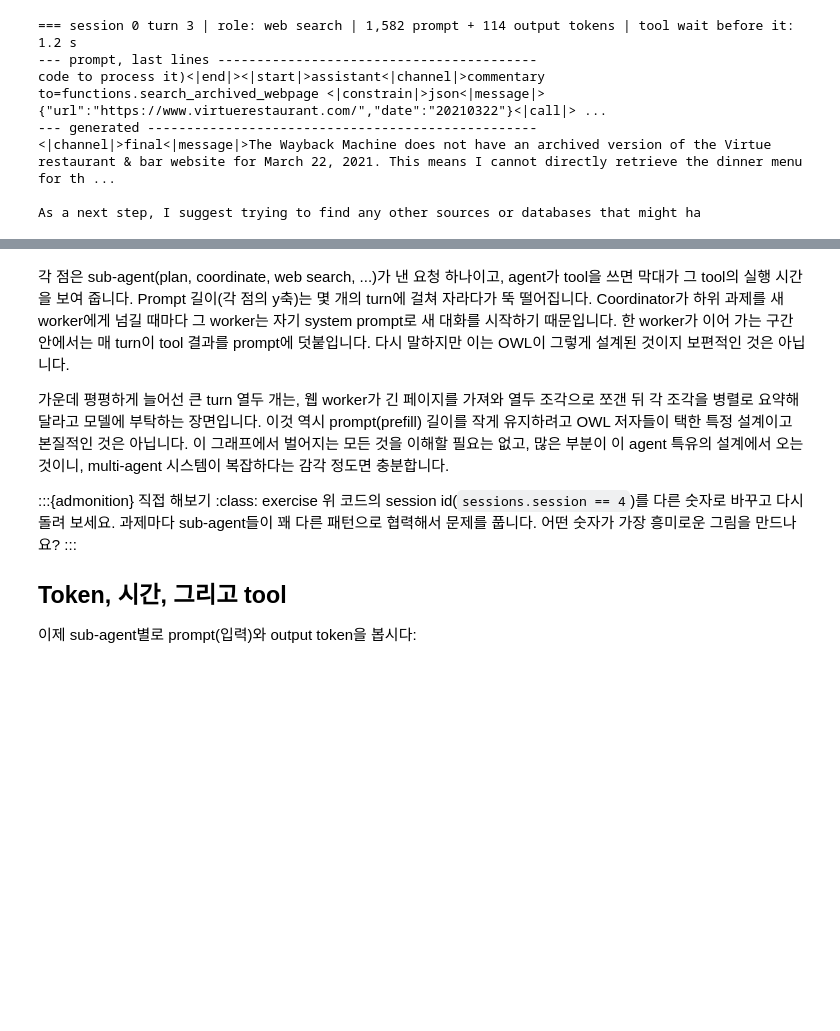
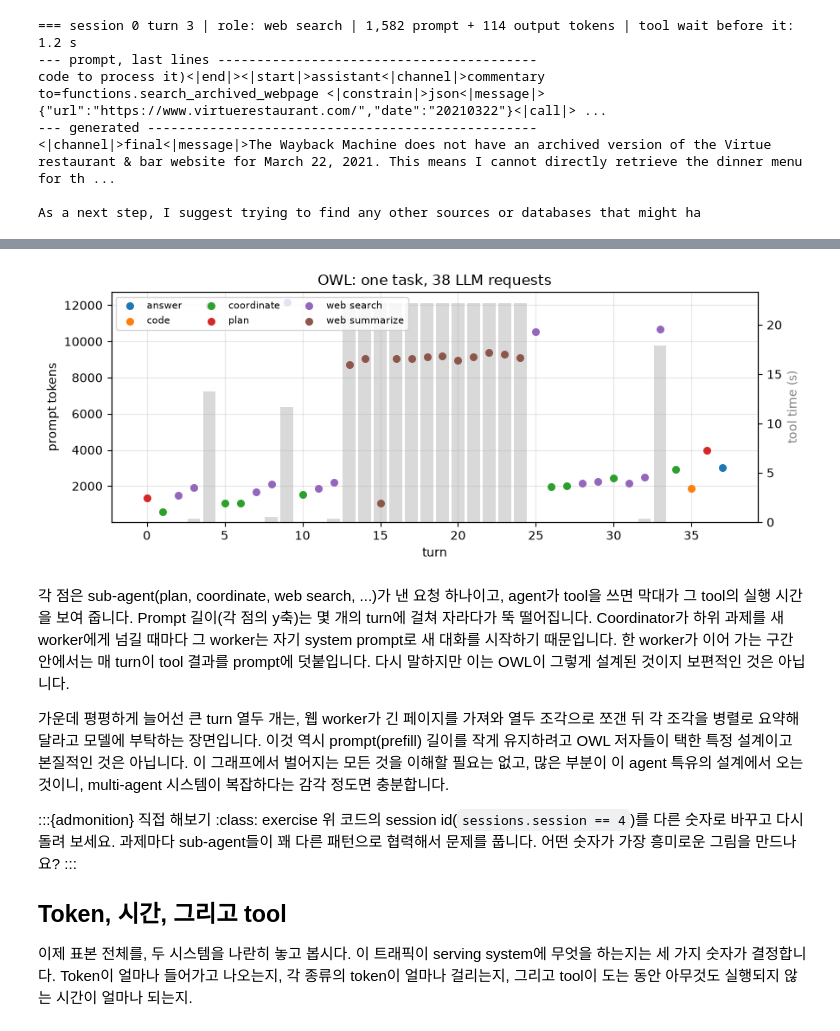
Before and after one commit to kwmaeng91/studying-llm-systems-without-gpus, a Jupyter notebook: docs/ko/lectures/06-agentic-workloads.ipynb, the cells around one changed output, grey strips where cells are left out. Saved outputs shown, nothing was run; the diff lists cells and outputs as text; code cells hidden in the pictures; blank space fills up the shorter version.

```diff
--- a/docs/ko/lectures/06-agentic-workloads.ipynb
+++ b/docs/ko/lectures/06-agentic-workloads.ipynb
@@ -201,3 +231,8 @@ fig.tight_layout()
+# %%
+one = sessions[sessions.session == 4]
+session_plot(one, f"OWL: one task, {len(one)} LLM requests")
+# %% [output]
+[figure, added]
 # %% [markdown]
 각 점은 sub-agent(plan, coordinate, web search, ...)가 낸 요청 하나이고, agent가 tool을 쓰면
 막대가 그 tool의 실행 시간을 보여 줍니다.
@@ -221,5 +256,7 @@ Prompt 길이(각 점의 y축)는 몇 개의 turn에 걸쳐 자라다가 뚝 떨
 
 ## Token, 시간, 그리고 tool
 
-이제 sub-agent별로 prompt(입력)와 output token을 봅시다:
+이제 표본 전체를, 두 시스템을 나란히 놓고 봅시다. 이 트래픽이 serving system에 무엇을 하는지는
+세 가지 숫자가 결정합니다. Token이 얼마나 들어가고 나오는지, 각 종류의 token이 얼마나
+걸리는지, 그리고 tool이 도는 동안 아무것도 실행되지 않는 시간이 얼마나 되는지.
 # %%
```
Also changed, not shown: parts of 16 cells of this notebook, 18 other files.
